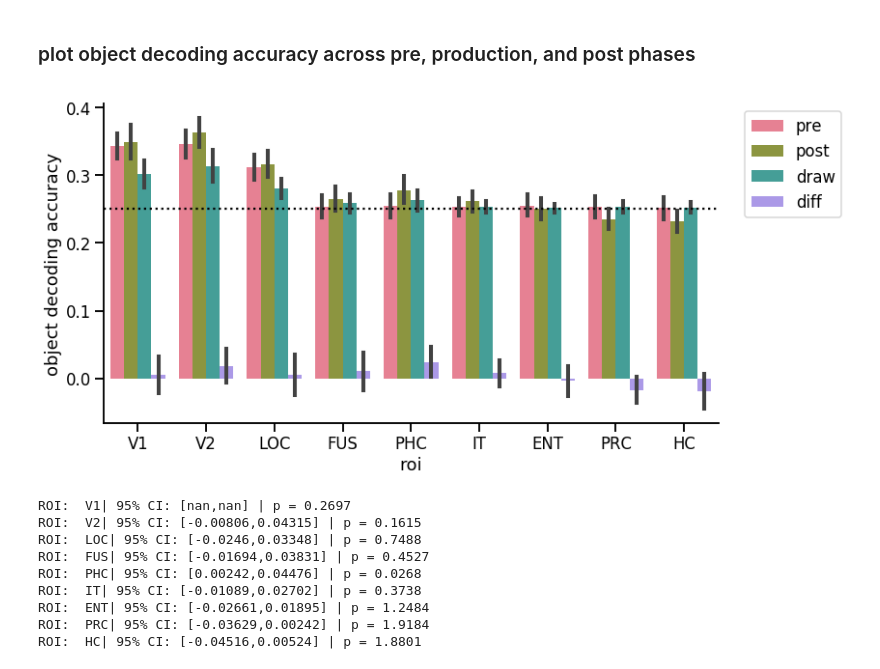
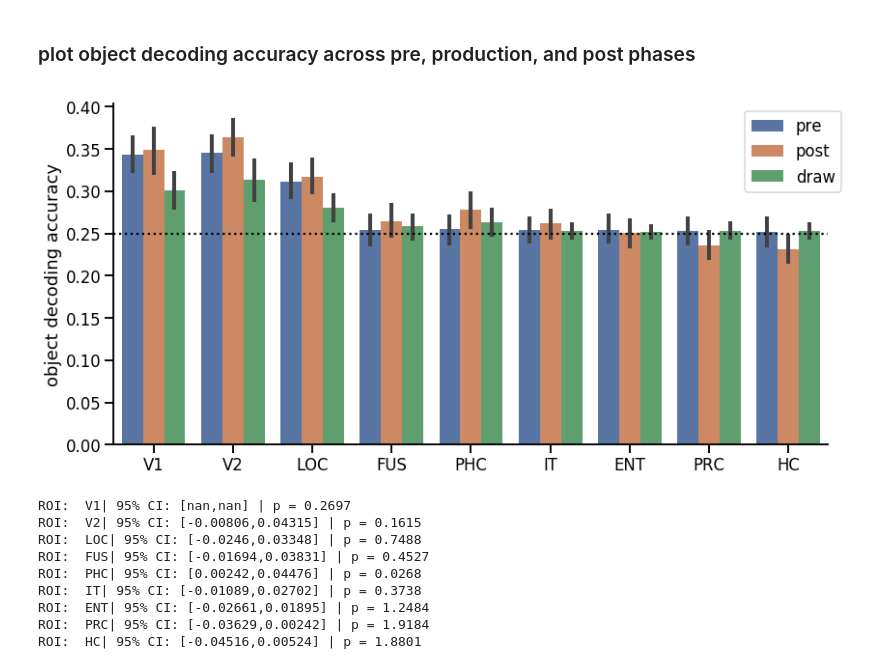
Before and after one commit to cogtoolslab/neurosketch, a Jupyter notebook: ipynb/golden/1_object_evidence_during_recognition.ipynb, the cells around one changed output. Cells and saved outputs as stored; diff of their text form; code cells hidden in the pictures.

```diff
--- a/ipynb/golden/1_object_evidence_during_recognition.ipynb
+++ b/ipynb/golden/1_object_evidence_during_recognition.ipynb
@@ -182,35 +182,36 @@ else:
 # %%
 reload(utils)
 
 ## aggregate pre, draw, post decoding accuracy
 AE = utils.preprocess_acc_array(Accpre,phase='pre')
 AD = utils.preprocess_acc_array(Acc,phase='draw')
 AO = utils.preprocess_acc_array(Accpost,phase='post')
 AF = utils.preprocess_acc_array(Accdiff,phase='diff')
 
 ## save out change in decoding accuracy from pre to post to dataframe
 A = pd.concat([AE,AD,AO],axis=0)
 A2 = pd.concat([AE,AD,AO,AF],axis=0)
 A2.to_csv(os.path.join(proj_dir,'csv/object_classifier_accuracy_allphases.csv'))
 
 ## generate plot
-g = sns.catplot(data=A2,
+g = sns.catplot(data=A,
             x='roi',
             y='acc',
             hue='phase',
             kind='bar',
-            hue_order=['pre','post','draw','diff'],
-            palette='husl',
+            hue_order=['pre','post','draw'],
+            palette='deep',
             legend=False,
             aspect=2,
             height=6)
 plt.legend(bbox_to_anchor=(1.03,1))
 plt.ylabel('object decoding accuracy')
+plt.xlabel('')
 plt.axhline(0.25,linestyle=':',color='k')
 out_path = os.path.join(proj_dir,'plots/{}/object_classifier_accuracy_bars_allphases.pdf'.format(nb_name))
 plt.savefig(out_path,format='pdf')
 # %% [output]
-[figure, old version]
+[figure, new version]
 # %%
 ## print 95% CIs for change in decoding accuracy for each ROI
 reload(utils)
```
Also changed, not shown: parts of 3 cells of this notebook, 4 other files.
